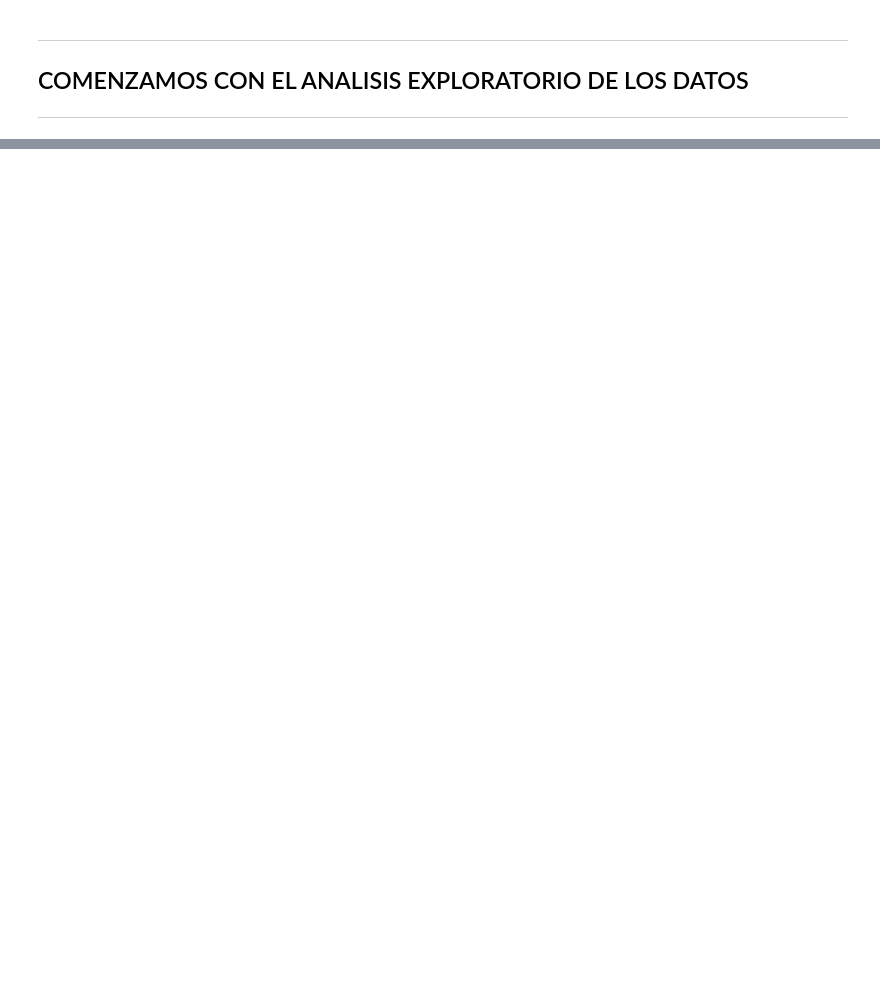
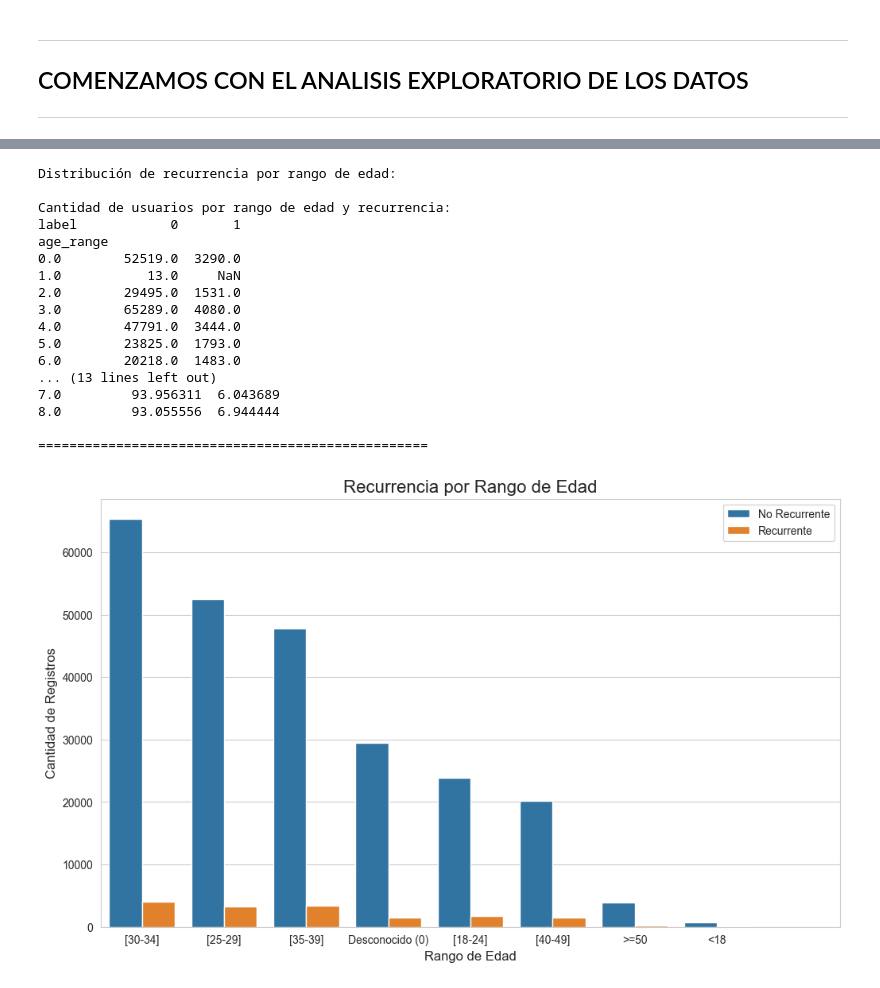
Before and after one commit to OscarEscriba/Proyecto-2-Data-Science, a Jupyter notebook: Proyecto_2.ipynb, the cells around one changed output, grey strips where cells are left out. Drawn from its saved outputs; the diff is of its cells as text; code cells hidden in the pictures; blank space fills up the shorter version.

```diff
--- a/Proyecto_2.ipynb
+++ b/Proyecto_2.ipynb
@@ -95,0 +248,10 @@ plt.show()
+# %%
+# relacion entre demografia y compradores recurrentes
+# Pregunta importante: ¿influye la la edad o genero con la probabilidad de un comprador recurrente?
+
+# Celda 10: Unir df_train con df_user_info
+# Usamos un 'left merge' para asegurarnos de mantener todos los registros de entrenamiento
+df_train_full = pd.merge(df_train, df_user_info, on='user_id', how='left')
+
+print("Primeras filas del dataset combinado:")
+print(df_train_full.head())
@@ -95,0 +266,61 @@ plt.show()
+# %%
+# Mostrar distribución de recurrencia por edad en texto
+print("Distribución de recurrencia por rango de edad:")
+age_distribution = df_train_full.groupby('age_range')['label'].value_counts().unstack()
+print("\nCantidad de usuarios por rango de edad y recurrencia:")
+print(age_distribution)
+
+print("\nPorcentaje de recurrencia dentro de cada rango de edad:")
+age_percentages = df_train_full.groupby('age_range')['label'].value_counts(normalize=True).unstack() * 100
+print(age_percentages)
+print("\n" + "="*50 + "\n")
+
+# Celda 11: Visualizar la relación entre rango de edad y la etiqueta
+plt.figure(figsize=(12, 7))
+sns.countplot(x='age_range', hue='label', data=df_train_full, order=df_train_full['age_range'].value_counts().index)
+plt.title('Recurrencia por Rango de Edad', fontsize=16)
+plt.xlabel('Rango de Edad', fontsize=12)
+plt.ylabel('Cantidad de Registros', fontsize=12)
+plt.xticks(ticks=range(8), labels=['[30-34]', '[25-29]', '[35-39]', 'Desconocido (0)', '[18-24]', '[40-49]', '>=50', '<18'])
+plt.legend(['No Recurrente', 'Recurrente'])
+plt.show()
+
+# Mostrar distribución de recurrencia por género en texto
+print("Distribución de recurrencia por género:")
+gender_distribution = df_train_full.groupby('gender')['label'].value_counts().unstack()
+print("\nCantidad de usuarios por género y recurrencia:")
+print(gender_distribution)
+
+print("\nPorcentaje de recurrencia dentro de cada género:")
+gender_percentages = df_train_full.groupby('gender')['label'].value_counts(normalize=True).unstack() * 100
+print(gender_percentages)
+print("\n" + "="*50 + "\n")
+
+# Celda 12: Visualizar la relación entre género y la etiqueta
+plt.figure(figsize=(8, 6))
+sns.countplot(x='gender', hue='label', data=df_train_full)
+plt.title('Recurrencia por Género', fontsize=16)
+plt.xlabel('Género', fontsize=12)
+plt.ylabel('Cantidad de Registros', fontsize=12)
+plt.xticks([0, 1, 2], ['Femenino (0)', 'Masculino (1)', 'Desconocido (2)'])
+plt.legend(['No Recurrente', 'Recurrente'])
+plt.show()
+# %% [output]
+Distribución de recurrencia por rango de edad:
+
+Cantidad de usuarios por rango de edad y recurrencia:
+label            0       1
+age_range
+0.0        52519.0  3290.0
+1.0           13.0     NaN
+2.0        29495.0  1531.0
+3.0        65289.0  4080.0
+4.0        47791.0  3444.0
+5.0        23825.0  1793.0
+6.0        20218.0  1483.0
+... (13 lines left out)
+7.0         93.956311  6.043689
+8.0         93.055556  6.944444
+
+==================================================
+[figure, added]
```
Also changed, not shown: parts of 15 cells of this notebook, 1 other file.
